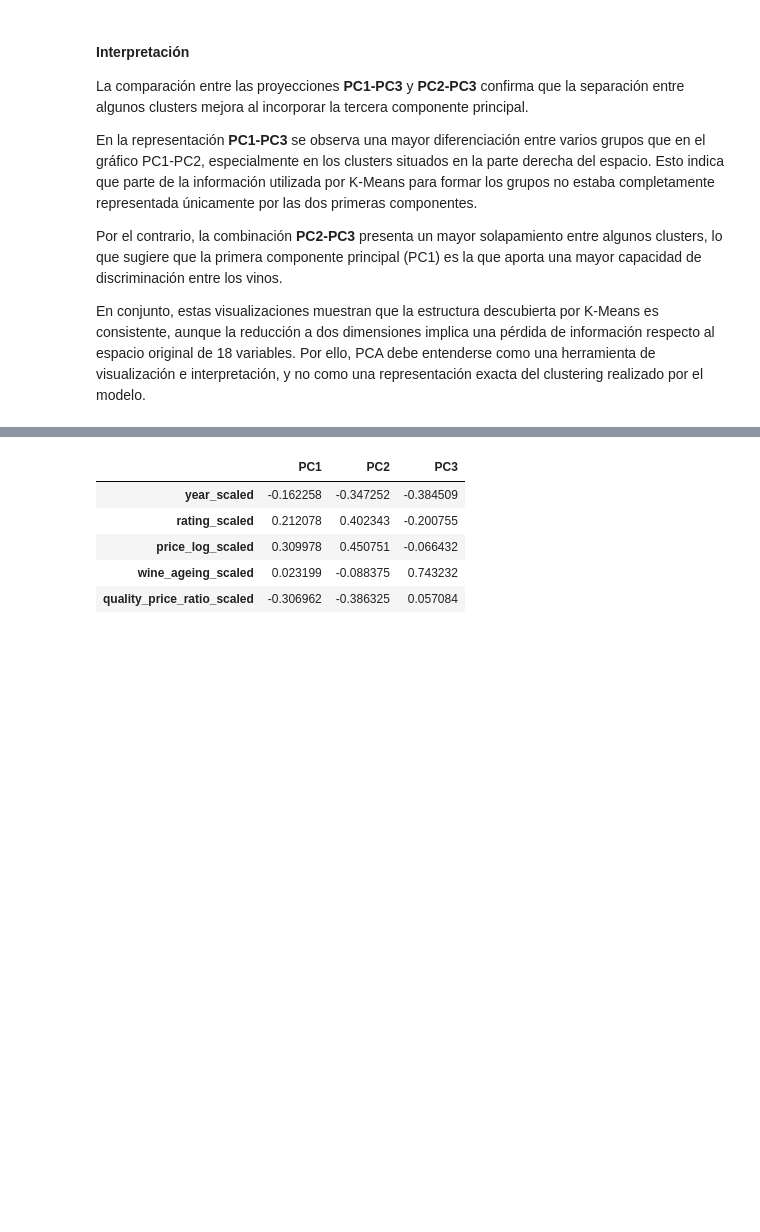
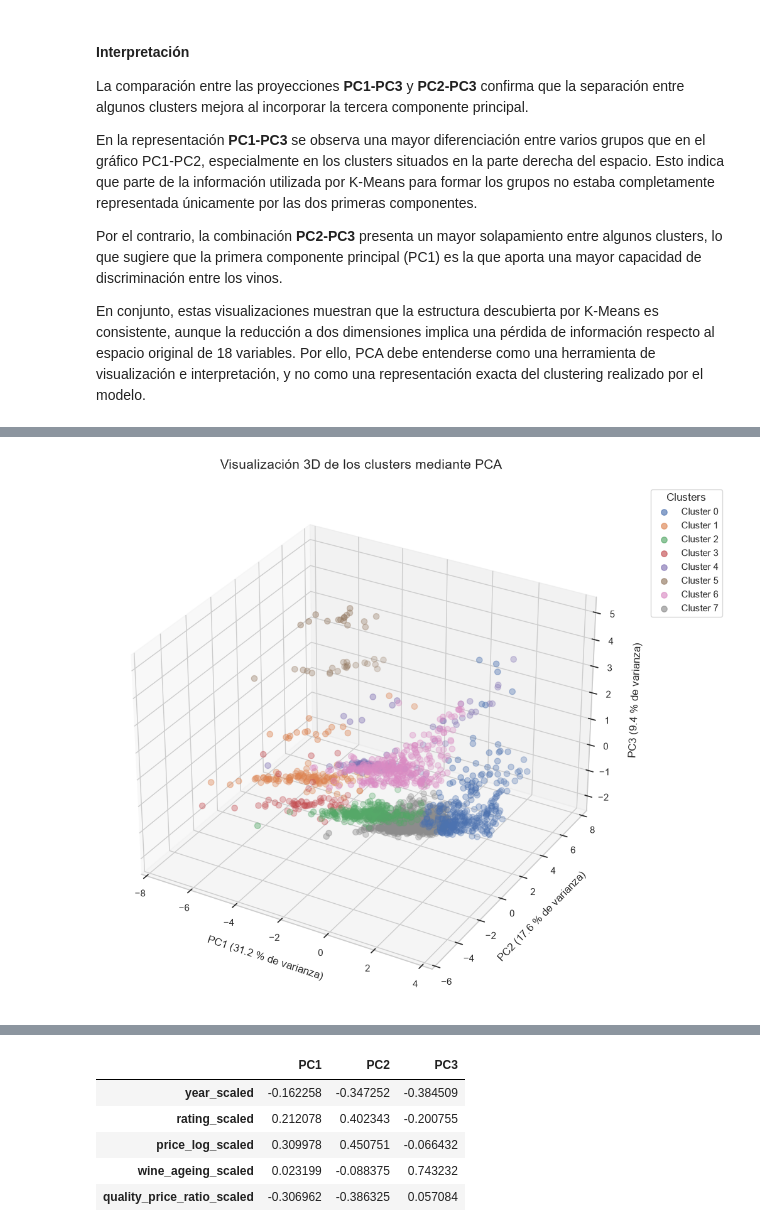
Before and after one commit to MajoRodri/InWine, a Jupyter notebook: notebooks/05_pca.ipynb, the cells around one changed output, grey strips where cells are left out. Cells and saved outputs as stored; diff of their text form; code cells hidden in the pictures; blank space fills up the shorter version.

Commit message:
feat: add 3D PCA visualization and refine interpretations

```diff
--- a/notebooks/05_pca.ipynb
+++ b/notebooks/05_pca.ipynb
@@ -556,0 +552,38 @@ Este análisis permitirá comprender qué características de los vinos están d
+# %%
+# Creamos una figura tridimensional
+fig = plt.figure(figsize=(12, 9))
+ax = fig.add_subplot(111, projection="3d")
+
+# Representamos cada cluster por separado para mantener una leyenda clara
+for cluster_id in sorted(pca_3_df["cluster_id"].unique()):
+    cluster_data = pca_3_df[pca_3_df["cluster_id"] == cluster_id]
+
+    ax.scatter(
+        cluster_data["PC1"],
+        cluster_data["PC2"],
+        cluster_data["PC3"],
+        s=45,
+        alpha=0.65,
+        label=f"Cluster {cluster_id}"
+    )
+
+ax.set_title(
+    "Visualización 3D de los clusters mediante PCA",
+    fontsize=15,
+    pad=18
+)
+
+ax.set_xlabel(f"PC1 ({pc1_variance:.1f} % de varianza)", labelpad=10)
+ax.set_ylabel(f"PC2 ({pc2_variance:.1f} % de varianza)", labelpad=10)
+ax.set_zlabel(f"PC3 ({pc3_variance:.1f} % de varianza)", labelpad=10)
+
+ax.legend(
+    title="Clusters",
+    bbox_to_anchor=(1.05, 1),
+    loc="upper left"
+)
+
+plt.tight_layout()
+plt.show()
+# %% [output]
+[figure, added]
```
Also changed, not shown: parts of 9 cells of this notebook.
